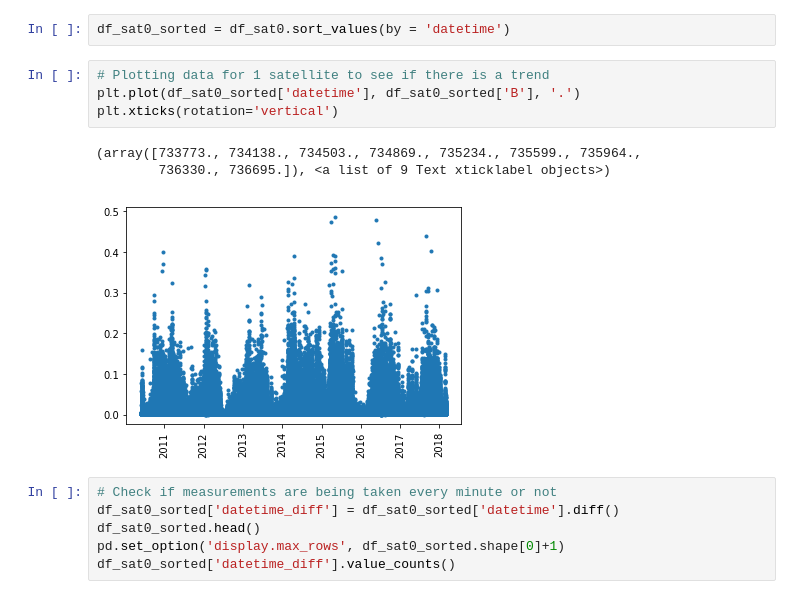
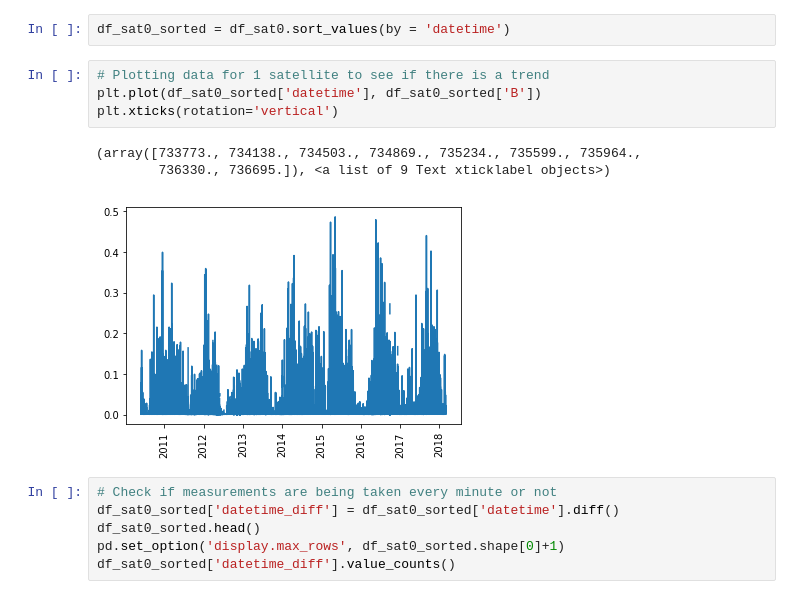
Before and after one commit to abhimanyu-jain/Magnetic-Field-Strength-Prediction, a Jupyter notebook: notebooks/Satellite_based_analysis.ipynb, the cells around one changed output. Saved outputs shown, nothing was run; the diff lists cells and outputs as text.

```diff
--- a/notebooks/Satellite_based_analysis.ipynb
+++ b/notebooks/Satellite_based_analysis.ipynb
@@ -72,12 +77,12 @@ Name: Satellite Flag, dtype: int64
 df_sat0_sorted = df_sat0.sort_values(by = 'datetime')
 # %%
 # Plotting data for 1 satellite to see if there is a trend
-plt.plot(df_sat0_sorted['datetime'], df_sat0_sorted['B'], '.')
+plt.plot(df_sat0_sorted['datetime'], df_sat0_sorted['B'])
 plt.xticks(rotation='vertical')
 # %% [output]
 (array([733773., 734138., 734503., 734869., 735234., 735599., 735964.,
         736330., 736695.]), <a list of 9 Text xticklabel objects>)
-[figure, old version]
+[figure, new version]
 # %%
 # Check if measurements are being taken every minute or not
 df_sat0_sorted['datetime_diff'] = df_sat0_sorted['datetime'].diff()
```
Also changed, not shown: parts of 4 cells of this notebook.
